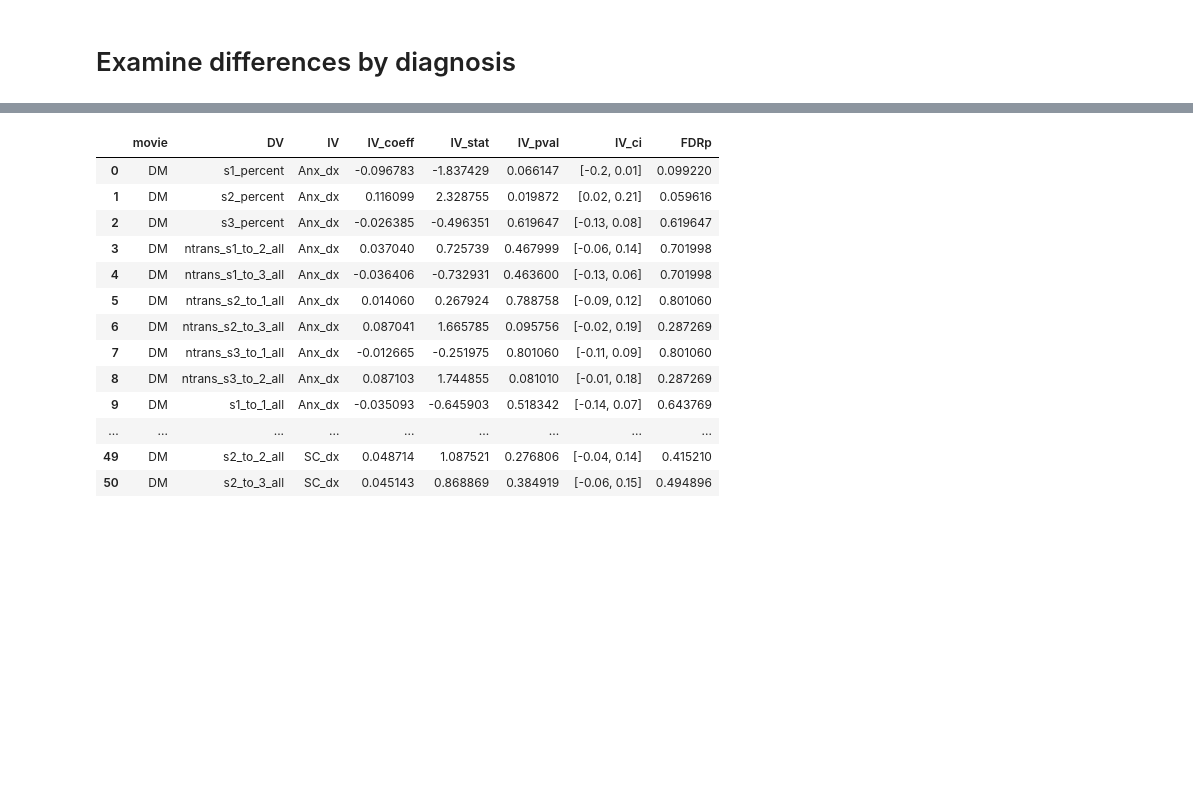
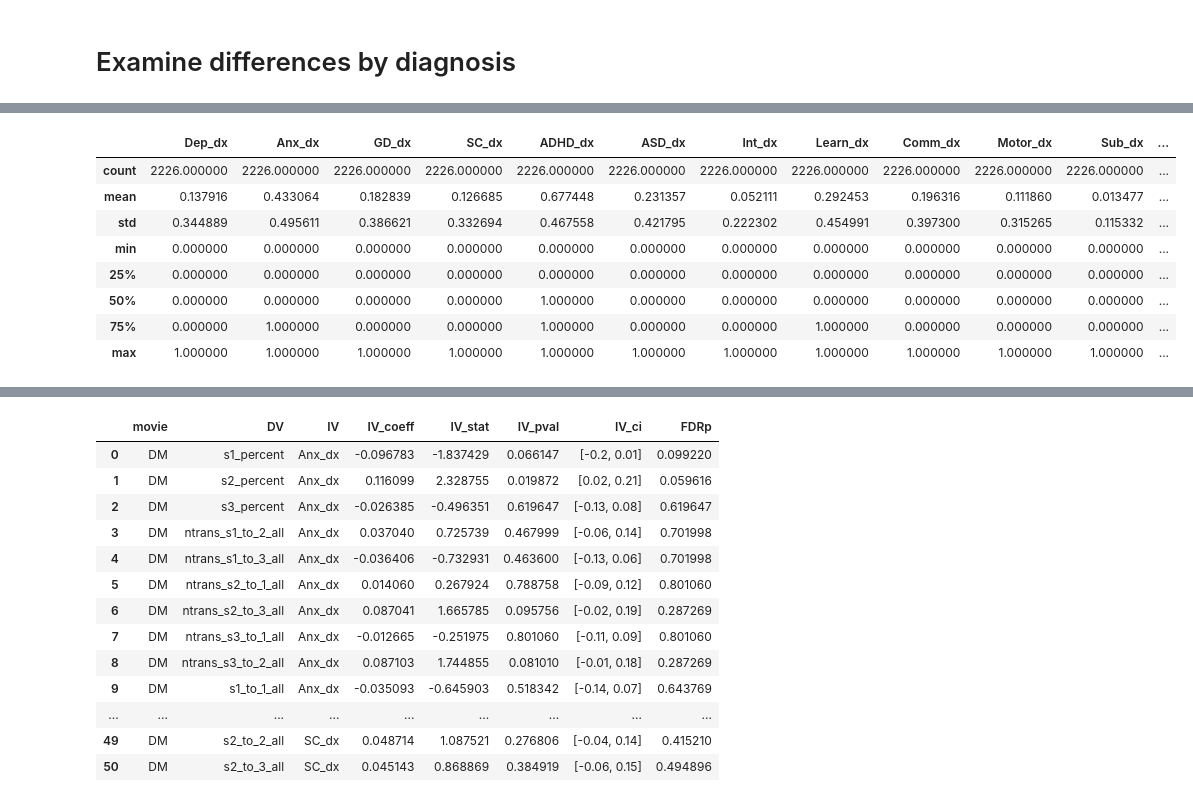
Before and after one commit to catcamacho/hbn_brain_states_gen_anx, a Jupyter notebook: 4_AdditionalAnalyses.ipynb, the cells around one changed output, grey strips where cells are left out. Cells and saved outputs as stored; diff of their text form; code cells hidden in the pictures; blank space fills up the shorter version.

Commit message:
fix diagnosis counts

```diff
--- a/4_AdditionalAnalyses.ipynb
+++ b/4_AdditionalAnalyses.ipynb
@@ -178,3 +172,72 @@ dx.describe()
+# %%
+dx.loc[:,'Dep_dx'] = 0
+dx.loc[:,'Anx_dx'] = 0
+dx.loc[:,'GD_dx'] = 0
+dx.loc[:,'SC_dx'] = 0
+dx.loc[:,'ADHD_dx'] = 0
+dx.loc[:,'ASD_dx'] = 0
+dx.loc[:,'Int_dx'] = 0
+dx.loc[:,'Learn_dx'] = 0
+dx.loc[:,'Comm_dx'] = 0
+dx.loc[:,'Motor_dx'] = 0
+dx.loc[:,'Sub_dx'] = 0
+dx.loc[:,'Disruptive_dx'] = 0
+dx.loc[:,'Trauma_dx'] = 0
+dx.loc[:,'Schiz_dx'] = 0
+dx.loc[:,'OCD_dx'] = 0
+dx.loc[:,'Bipolar_dx'] = 0
+dx.loc[:,'Eating_dx'] = 0
+
+for a in dx.index:
+    if 'Anxiety' in dx.loc[a, 'dx_text']:
+        dx.loc[a, 'Anx_dx'] = 1
+    if 'Generalized Anxiety' in dx.loc[a, 'dx_text']:
+        dx.loc[a, 'GD_dx'] = 1
+    if 'Autism' in dx.loc[a, 'dx_text']:
+        dx.loc[a, 'ASD_dx'] = 1
+    if 'Depressive' in dx.loc[a, 'dx_text']:
+        dx.loc[a, 'Dep_dx'] = 1
+    if 'Intellect' in dx.loc[a, 'dx_text']:
+        dx.loc[a, 'Int_dx'] = 1
+    if 'Learning' in dx.loc[a, 'dx_text']:
+        dx.loc[a, 'Learn_dx'] = 1
+    if 'Motor' in dx.loc[a, 'dx_text']:
+        dx.loc[a, 'Motor_dx'] = 1
+    if 'Communication' in dx.loc[a, 'dx_text']:
+        dx.loc[a, 'Comm_dx'] = 1
+    if 'Attention-Deficit' in dx.loc[a, 'dx_text']:
+        dx.loc[a, 'ADHD_dx'] = 1
+    if 'Substance' in dx.loc[a, 'dx_text']:
+        dx.loc[a, 'Sub_dx'] = 1
+    if 'Traumatic' in dx.loc[a, 'dx_text']:
+        dx.loc[a, 'Trauma_dx'] = 1
+    if 'Schizo' in dx.loc[a, 'dx_text']:
+        dx.loc[a, 'Schiz_dx'] = 1
+    if 'Bipolar' in dx.loc[a, 'dx_text']:
+        dx.loc[a, 'Bipolar_dx'] = 1
+    if 'Eating' in dx.loc[a, 'dx_text']:
+        dx.loc[a, 'Eating_dx'] = 1
+    if 'Disruptive' in dx.loc[a, 'dx_text']:
+        dx.loc[a, 'Disruptive_dx'] = 1
+    if 'Trauma' in dx.loc[a, 'dx_text']:
+        dx.loc[a, 'Trauma_dx'] = 1
+    if 'Obsessive Compulsive' in dx.loc[a, 'dx_text']:
+        dx.loc[a, 'OCD_dx'] = 1
+    if ('Social Anxiety' in dx.loc[a, 'dx_text']) | ('Social Phobia' in dx.loc[a, 'dx_text']):
+        dx.loc[a, 'SC_dx'] = 1
+finaldx_cols = dx.describe().columns
+dx = dx.loc[:, finaldx_cols]
+dx.describe()
+# %% [output]
+|  | Dep_dx | Anx_dx | GD_dx | SC_dx | ADHD_dx | ASD_dx | Int_dx | Learn_dx | Comm_dx | Motor_dx | Sub_dx | ... |
+| count | 2226.000000 | 2226.000000 | 2226.000000 | 2226.000000 | 2226.000000 | 2226.000000 | 2226.000000 | 2226.000000 | 2226.000000 | 2226.000000 | 2226.000000 | ... |
+| mean | 0.137916 | 0.433064 | 0.182839 | 0.126685 | 0.677448 | 0.231357 | 0.052111 | 0.292453 | 0.196316 | 0.111860 | 0.013477 | ... |
+| std | 0.344889 | 0.495611 | 0.386621 | 0.332694 | 0.467558 | 0.421795 | 0.222302 | 0.454991 | 0.397300 | 0.315265 | 0.115332 | ... |
+| min | 0.000000 | 0.000000 | 0.000000 | 0.000000 | 0.000000 | 0.000000 | 0.000000 | 0.000000 | 0.000000 | 0.000000 | 0.000000 | ... |
+| 25% | 0.000000 | 0.000000 | 0.000000 | 0.000000 | 0.000000 | 0.000000 | 0.000000 | 0.000000 | 0.000000 | 0.000000 | 0.000000 | ... |
+| 50% | 0.000000 | 0.000000 | 0.000000 | 0.000000 | 1.000000 | 0.000000 | 0.000000 | 0.000000 | 0.000000 | 0.000000 | 0.000000 | ... |
+| 75% | 0.000000 | 1.000000 | 0.000000 | 0.000000 | 1.000000 | 0.000000 | 0.000000 | 1.000000 | 0.000000 | 0.000000 | 0.000000 | ... |
+| max | 1.000000 | 1.000000 | 1.000000 | 1.000000 | 1.000000 | 1.000000 | 1.000000 | 1.000000 | 1.000000 | 1.000000 | 1.000000 | ... |
 # %%
 #merge datasets together
 full_data = subinfo.merge(scared_pr, how='left', left_index=True, right_index=True)
```
Also changed, not shown: parts of 3 cells of this notebook.
